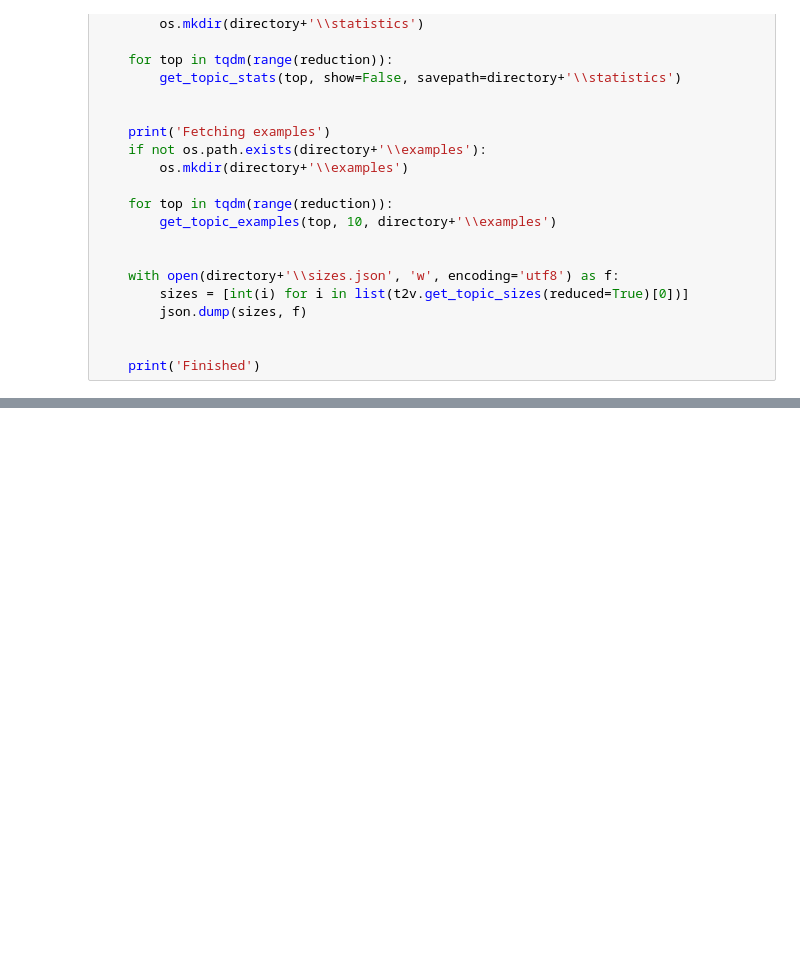
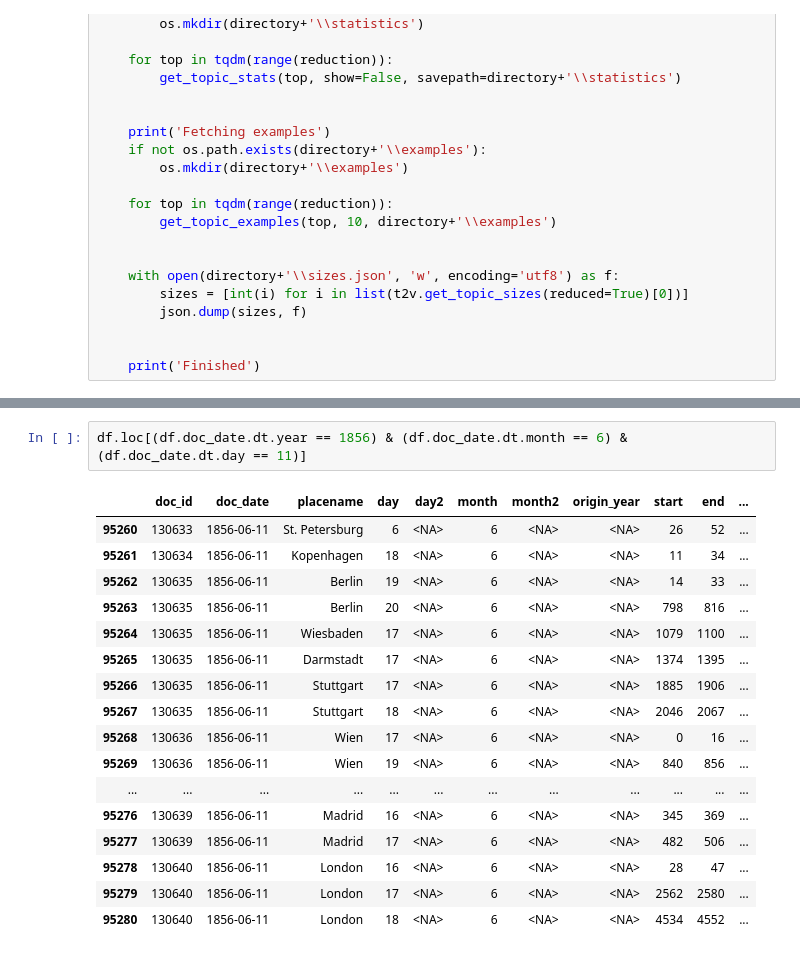
Before and after one commit to krkryger/rigasche-zeitung, a Jupyter notebook: notebooks/streamlit_data.ipynb, the cells around one changed output, grey strips where cells are left out. Cells and saved outputs as stored; diff of their text form; blank space fills up the shorter version.

```diff
--- a/notebooks/streamlit_data.ipynb
+++ b/notebooks/streamlit_data.ipynb
@@ -240,0 +385,20 @@ t2v.get_topics(reduced=True)
+# %%
+df.loc[(df.doc_date.dt.year == 1856) & (df.doc_date.dt.month == 6) & (df.doc_date.dt.day == 11)]
+# %% [output]
+|  | doc_id | doc_date | placename | day | day2 | month | month2 | origin_year | start | end | ... |
+| 95260 | 130633 | 1856-06-11 | St. Petersburg | 6 | <NA> | 6 | <NA> | <NA> | 26 | 52 | ... |
+| 95261 | 130634 | 1856-06-11 | Kopenhagen | 18 | <NA> | 6 | <NA> | <NA> | 11 | 34 | ... |
+| 95262 | 130635 | 1856-06-11 | Berlin | 19 | <NA> | 6 | <NA> | <NA> | 14 | 33 | ... |
+| 95263 | 130635 | 1856-06-11 | Berlin | 20 | <NA> | 6 | <NA> | <NA> | 798 | 816 | ... |
+| 95264 | 130635 | 1856-06-11 | Wiesbaden | 17 | <NA> | 6 | <NA> | <NA> | 1079 | 1100 | ... |
+| 95265 | 130635 | 1856-06-11 | Darmstadt | 17 | <NA> | 6 | <NA> | <NA> | 1374 | 1395 | ... |
+| 95266 | 130635 | 1856-06-11 | Stuttgart | 17 | <NA> | 6 | <NA> | <NA> | 1885 | 1906 | ... |
+| 95267 | 130635 | 1856-06-11 | Stuttgart | 18 | <NA> | 6 | <NA> | <NA> | 2046 | 2067 | ... |
+| 95268 | 130636 | 1856-06-11 | Wien | 17 | <NA> | 6 | <NA> | <NA> | 0 | 16 | ... |
+| 95269 | 130636 | 1856-06-11 | Wien | 19 | <NA> | 6 | <NA> | <NA> | 840 | 856 | ... |
+| ... | ... | ... | ... | ... | ... | ... | ... | ... | ... | ... | ... |
+| 95276 | 130639 | 1856-06-11 | Madrid | 16 | <NA> | 6 | <NA> | <NA> | 345 | 369 | ... |
+| 95277 | 130639 | 1856-06-11 | Madrid | 17 | <NA> | 6 | <NA> | <NA> | 482 | 506 | ... |
+| 95278 | 130640 | 1856-06-11 | London | 16 | <NA> | 6 | <NA> | <NA> | 28 | 47 | ... |
+| 95279 | 130640 | 1856-06-11 | London | 17 | <NA> | 6 | <NA> | <NA> | 2562 | 2580 | ... |
+| 95280 | 130640 | 1856-06-11 | London | 18 | <NA> | 6 | <NA> | <NA> | 4534 | 4552 | ... |
```
Also changed, not shown: parts of 25 cells of this notebook.
